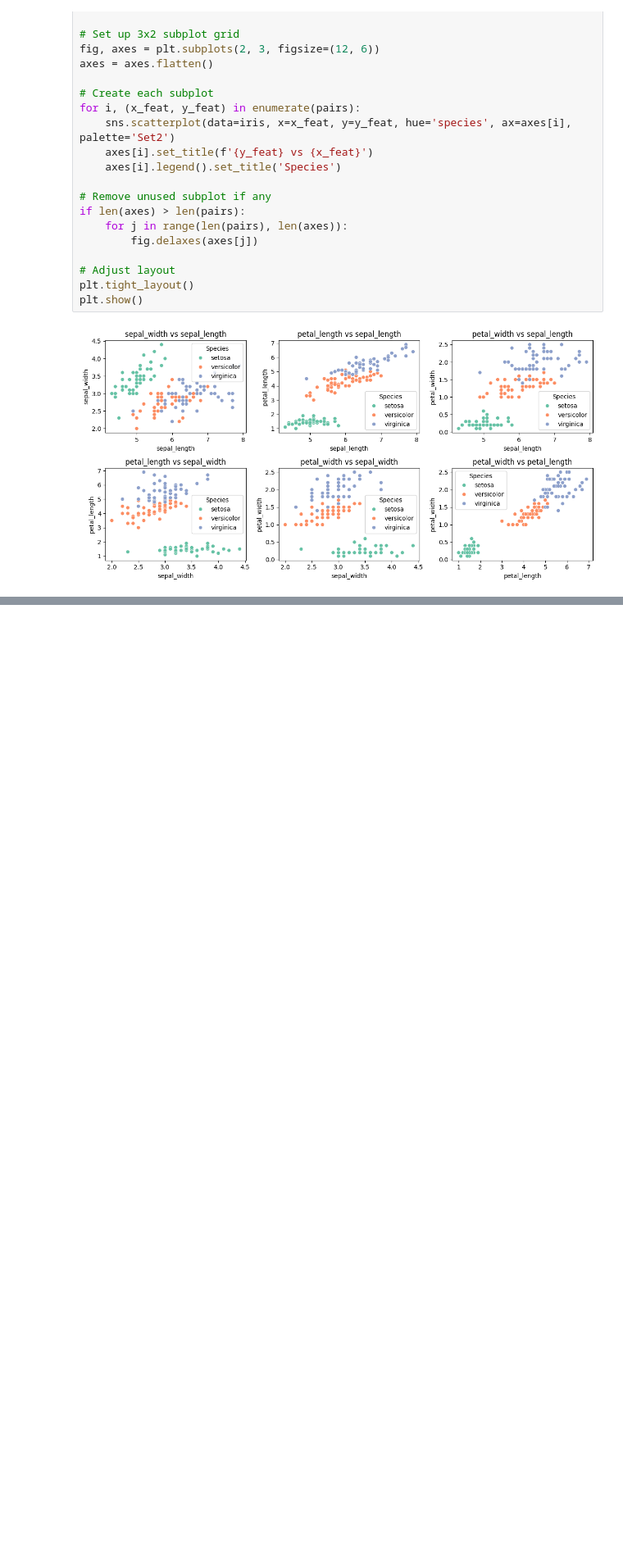
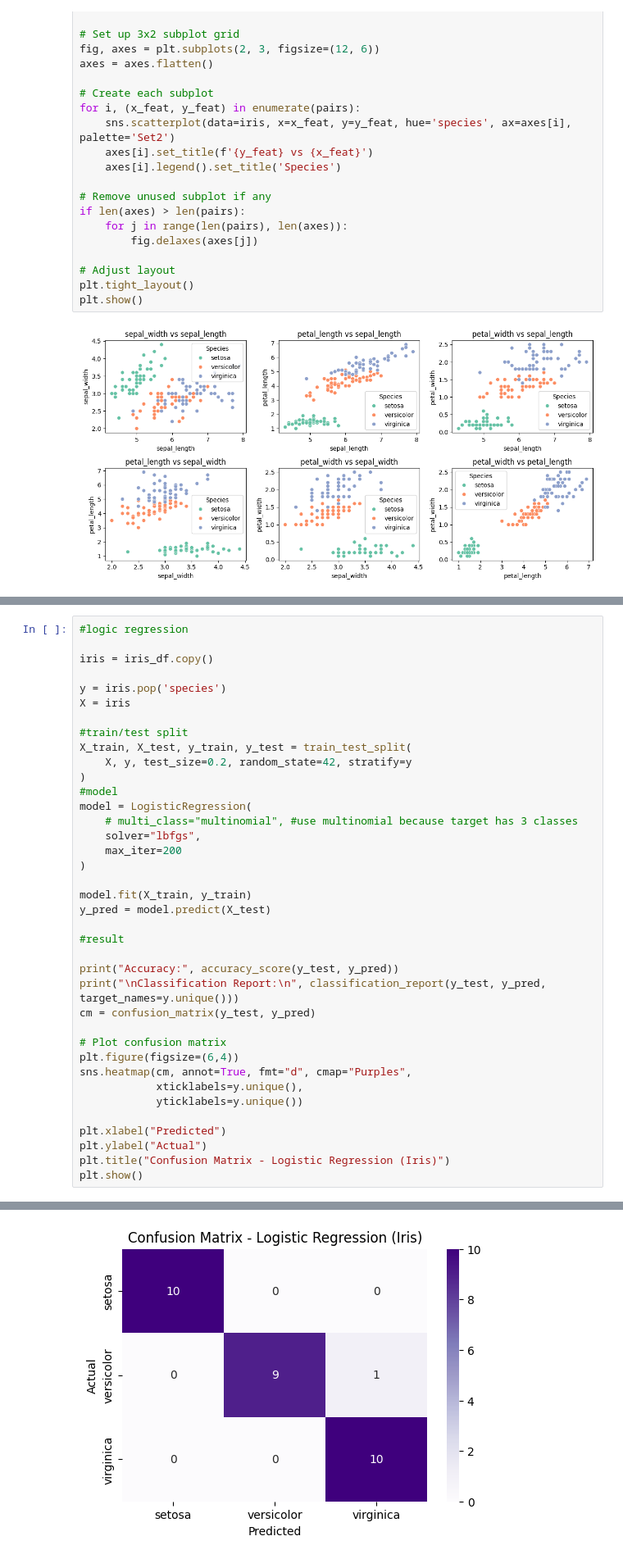
Before and after one commit to Emilye42/DataAnalysisonIrisDataSet, a Jupyter notebook: Iris.ipynb, the cells around one changed output, grey strips where cells are left out. Shown: that part at 82% size. Drawn from its saved outputs; the diff is of its cells as text; blank space fills up the shorter version.

Commit message:
Update Iris.ipynb
add logistic regression model

```diff
--- a/Iris.ipynb
+++ b/Iris.ipynb
@@ -191,0 +208,39 @@ plt.show()
+# %%
+#logic regression
+
+iris = iris_df.copy()
+
+y = iris.pop('species')
+X = iris
+
+#train/test split
+X_train, X_test, y_train, y_test = train_test_split(
+    X, y, test_size=0.2, random_state=42, stratify=y
+)
+#model
+model = LogisticRegression(
+    # multi_class="multinomial", #use multinomial because target has 3 classes
+    solver="lbfgs",
+    max_iter=200
+)
+
+model.fit(X_train, y_train)
+y_pred = model.predict(X_test)
+
+#result
+
+print("Accuracy:", accuracy_score(y_test, y_pred))
+print("\nClassification Report:\n", classification_report(y_test, y_pred, target_names=y.unique()))
+cm = confusion_matrix(y_test, y_pred)
+
+# Plot confusion matrix
+plt.figure(figsize=(6,4))
+sns.heatmap(cm, annot=True, fmt="d", cmap="Purples",
+            xticklabels=y.unique(),
+            yticklabels=y.unique())
+
+plt.xlabel("Predicted")
+plt.ylabel("Actual")
+plt.title("Confusion Matrix - Logistic Regression (Iris)")
+plt.show()
+# %% [output]
@@ -191,0 +259 @@ plt.show()
+[figure, added]
```
Also changed, not shown: parts of 6 cells of this notebook.
